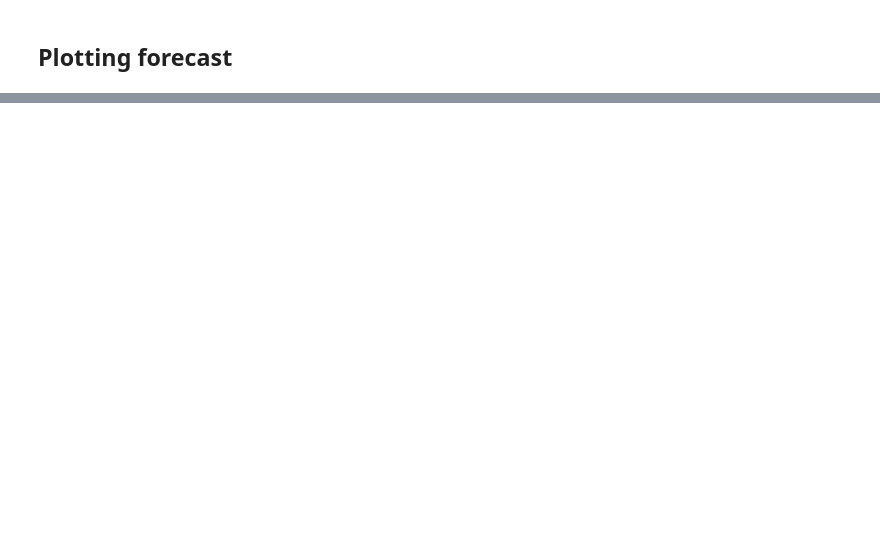
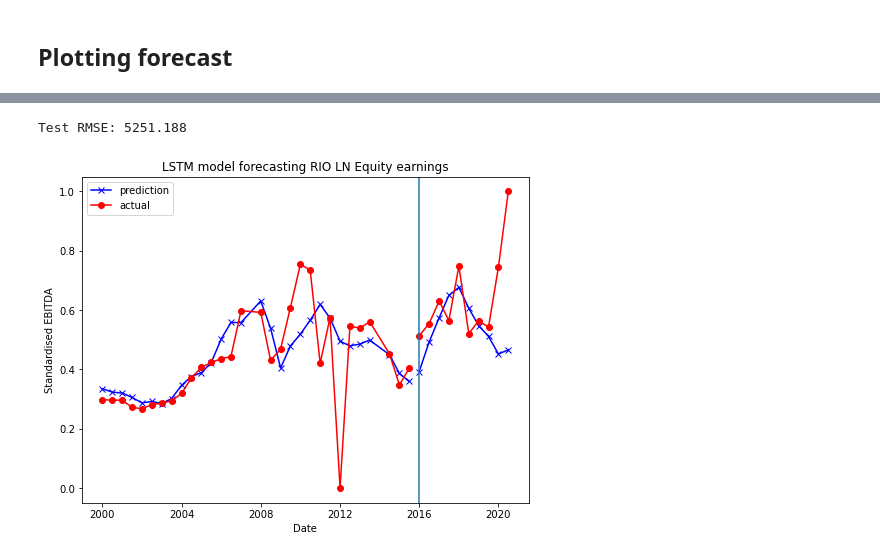
Before and after one commit to ADSMining/Mining, a Jupyter notebook: Notebooks/Modelling_notebooks/LSTM.ipynb, the cells around one changed output, grey strips where cells are left out. Drawn from its saved outputs; the diff is of its cells as text; code cells hidden in the pictures; blank space fills up the shorter version.

```diff
--- a/Notebooks/Modelling_notebooks/LSTM.ipynb
+++ b/Notebooks/Modelling_notebooks/LSTM.ipynb
@@ -392,0 +480,36 @@ heatmap = sb.heatmap(RIO_full.corr(), cmap="YlGnBu", annot=True)
+# %%
+# make a prediction
+yhat = model.predict(test_X)
+test_X = test_X.reshape((test_X.shape[0], lag*len(RIO_full.columns)))
+# invert scaling for forecast
+inv_yhat = np.concatenate((yhat, test_X[:, -len(RIO_full.columns) + 1:]), axis=1)
+inv_yhat = scaler.inverse_transform(inv_yhat)
+inv_yhat = inv_yhat[:,0]
+# invert scaling for actual
+test_y = test_y.reshape((len(test_y), 1))
+inv_y = np.concatenate((test_y, test_X[:, -len(RIO_full.columns) + 1:]), axis=1)
+inv_y = scaler.inverse_transform(inv_y)
+inv_y = inv_y[:,0]
+# calculate RMSE
+rmse = math.sqrt(mean_squared_error(inv_y, inv_yhat))
+print('Test RMSE: %.3f' % rmse)
+# %% [output]
+Test RMSE: 5251.188
+# %%
+yhatTrain = model.predict(train_X)
+plt.plot(RIO_full.index[:30], yhatTrain, c = 'b', marker = 'x')
+plt.plot(RIO_full.index[:30], train_y, c = 'r', marker = 'o')
+
+plt.plot(RIO_full.index[30:40], yhat, c = 'b', marker = 'x')
+plt.plot(RIO_full.index[30:40], test_y, c = 'r', marker = 'o')
+
+labels = ["prediction", "actual"]
+plt.legend(labels)
+plt.title("LSTM model forecasting RIO LN Equity earnings")
+plt.axvline(RIO_full.index[30])
+plt.ylabel("Standardised EBITDA")
+plt.xlabel("Date")
+plt.rcParams["figure.figsize"] = (8, 6)
+plt.show()
+# %% [output]
+[figure, added]
```
Also changed, not shown: parts of 13 cells of this notebook.
